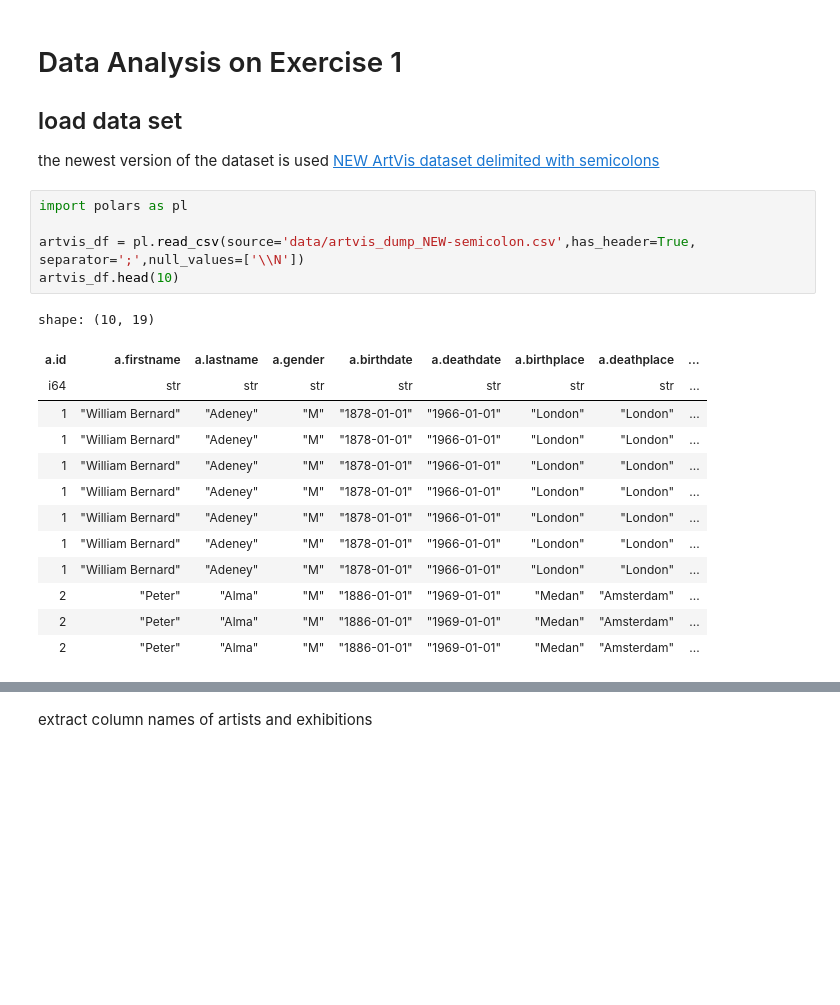
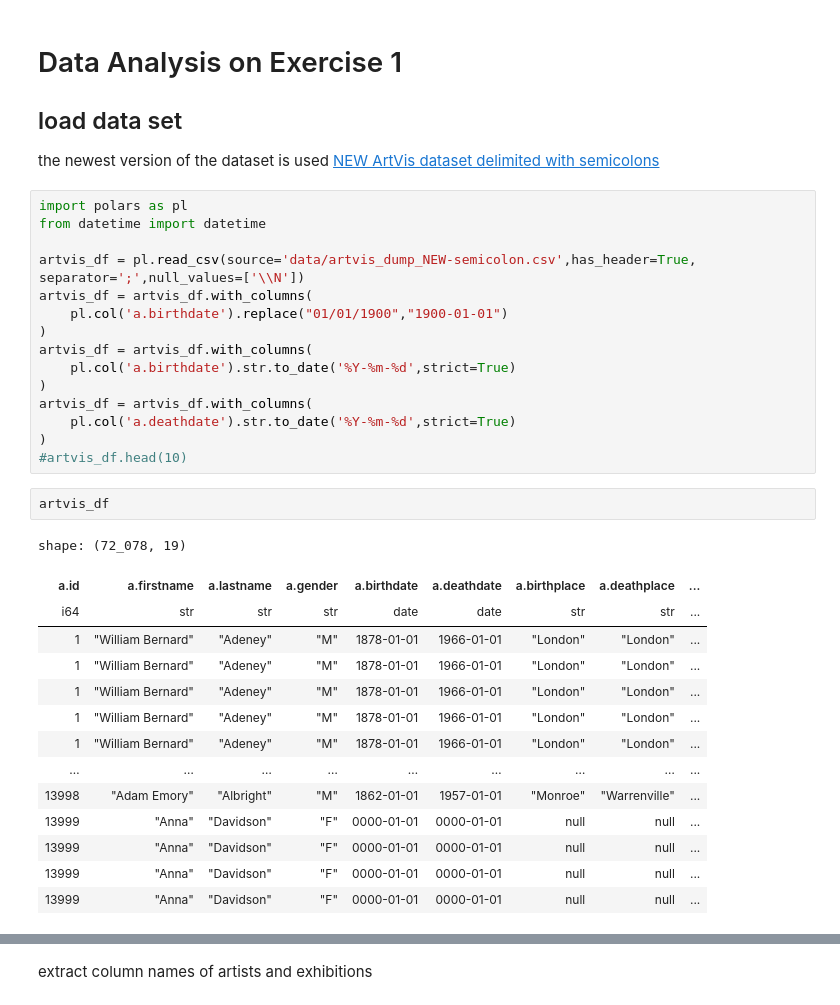
Before and after one commit to rolandramp/infoVis24G4, a Jupyter notebook: InfoVis24G4Ex1/Analysis.ipynb, the cells around one changed output, grey strips where cells are left out. Drawn from its saved outputs; the diff is of its cells as text; blank space fills up the shorter version.

```diff
--- a/InfoVis24G4Ex1/Analysis.ipynb
+++ b/InfoVis24G4Ex1/Analysis.ipynb
@@ -6,20 +6,33 @@
 the newest version of the dataset  is used [NEW ArtVis dataset delimited with semicolons](https://tuwel.tuwien.ac.at/mod/resource/view.php?id=2457815)
 # %%
 import polars as pl
+from datetime import datetime
 
 artvis_df = pl.read_csv(source='data/artvis_dump_NEW-semicolon.csv',has_header=True, separator=';',null_values=['\\N'])
-artvis_df.head(10)
+artvis_df = artvis_df.with_columns(
+    pl.col('a.birthdate').replace("01/01/1900","1900-01-01")
+)
+artvis_df = artvis_df.with_columns(
+    pl.col('a.birthdate').str.to_date('%Y-%m-%d',strict=True)
+)
+artvis_df = artvis_df.with_columns(
+    pl.col('a.deathdate').str.to_date('%Y-%m-%d',strict=True)
+)
+#artvis_df.head(10)
-# %% [output]
-shape: (10, 19)
-| a.id | a.firstname | a.lastname | a.gender | a.birthdate | a.deathdate | a.birthplace | a.deathplace | ... |
-| i64 | str | str | str | str | str | str | str | ... |
-| 1 | "William Bernard" | "Adeney" | "M" | "1878-01-01" | "1966-01-01" | "London" | "London" | ... |
-| 1 | "William Bernard" | "Adeney" | "M" | "1878-01-01" | "1966-01-01" | "London" | "London" | ... |
-| 1 | "William Bernard" | "Adeney" | "M" | "1878-01-01" | "1966-01-01" | "London" | "London" | ... |
-| 1 | "William Bernard" | "Adeney" | "M" | "1878-01-01" | "1966-01-01" | "London" | "London" | ... |
-| 1 | "William Bernard" | "Adeney" | "M" | "1878-01-01" | "1966-01-01" | "London" | "London" | ... |
-| 1 | "William Bernard" | "Adeney" | "M" | "1878-01-01" | "1966-01-01" | "London" | "London" | ... |
-| 1 | "William Bernard" | "Adeney" | "M" | "1878-01-01" | "1966-01-01" | "London" | "London" | ... |
-| 2 | "Peter" | "Alma" | "M" | "1886-01-01" | "1969-01-01" | "Medan" | "Amsterdam" | ... |
-| 2 | "Peter" | "Alma" | "M" | "1886-01-01" | "1969-01-01" | "Medan" | "Amsterdam" | ... |
-| 2 | "Peter" | "Alma" | "M" | "1886-01-01" | "1969-01-01" | "Medan" | "Amsterdam" | ... |
+# %%
+artvis_df
+# %% [output]
+shape: (72_078, 19)
+| a.id | a.firstname | a.lastname | a.gender | a.birthdate | a.deathdate | a.birthplace | a.deathplace | ... |
+| i64 | str | str | str | date | date | str | str | ... |
+| 1 | "William Bernard" | "Adeney" | "M" | 1878-01-01 | 1966-01-01 | "London" | "London" | ... |
+| 1 | "William Bernard" | "Adeney" | "M" | 1878-01-01 | 1966-01-01 | "London" | "London" | ... |
+| 1 | "William Bernard" | "Adeney" | "M" | 1878-01-01 | 1966-01-01 | "London" | "London" | ... |
+| 1 | "William Bernard" | "Adeney" | "M" | 1878-01-01 | 1966-01-01 | "London" | "London" | ... |
+| 1 | "William Bernard" | "Adeney" | "M" | 1878-01-01 | 1966-01-01 | "London" | "London" | ... |
+| … | … | … | … | … | … | … | … | ... |
+| 13998 | "Adam Emory" | "Albright" | "M" | 1862-01-01 | 1957-01-01 | "Monroe" | "Warrenville" | ... |
+| 13999 | "Anna" | "Davidson" | "F" | 0000-01-01 | 0000-01-01 | null | null | ... |
+| 13999 | "Anna" | "Davidson" | "F" | 0000-01-01 | 0000-01-01 | null | null | ... |
+| 13999 | "Anna" | "Davidson" | "F" | 0000-01-01 | 0000-01-01 | null | null | ... |
+| 13999 | "Anna" | "Davidson" | "F" | 0000-01-01 | 0000-01-01 | null | null | ... |
```
Also changed, not shown: parts of 8 cells of this notebook.
